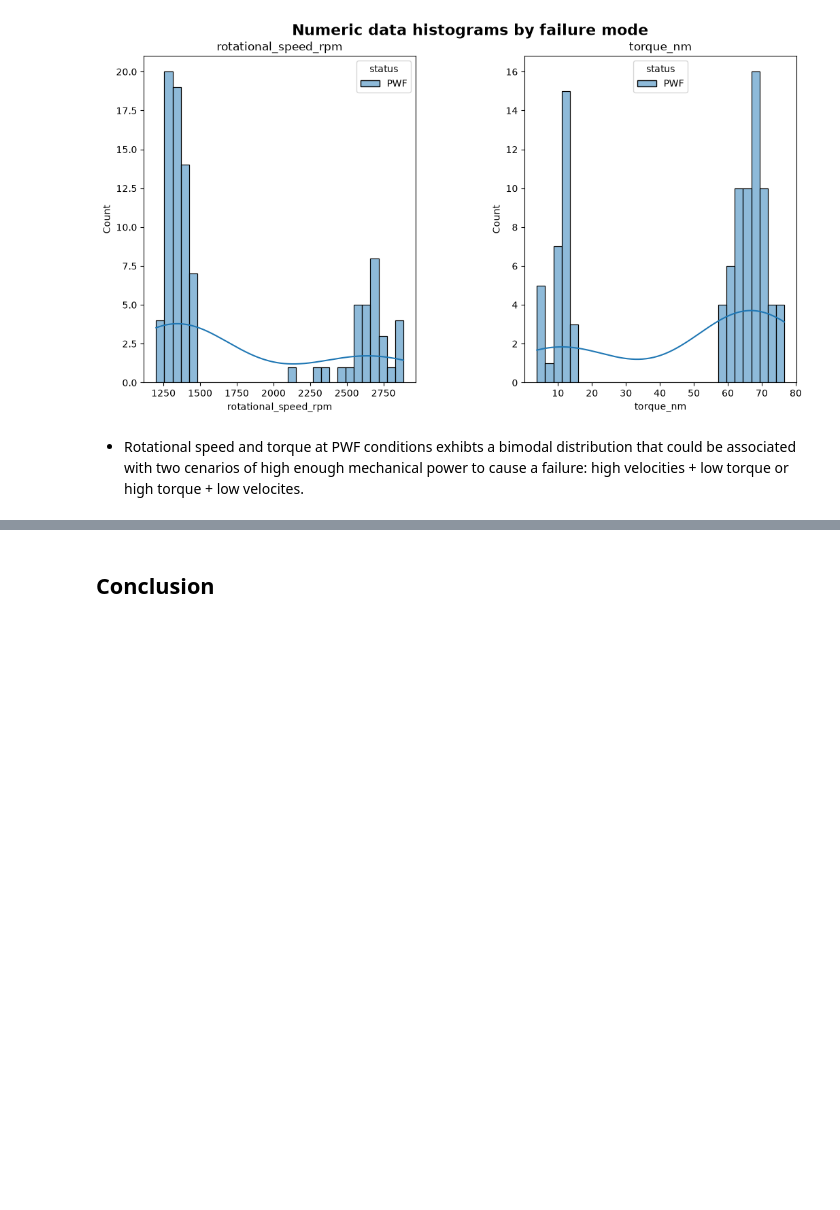
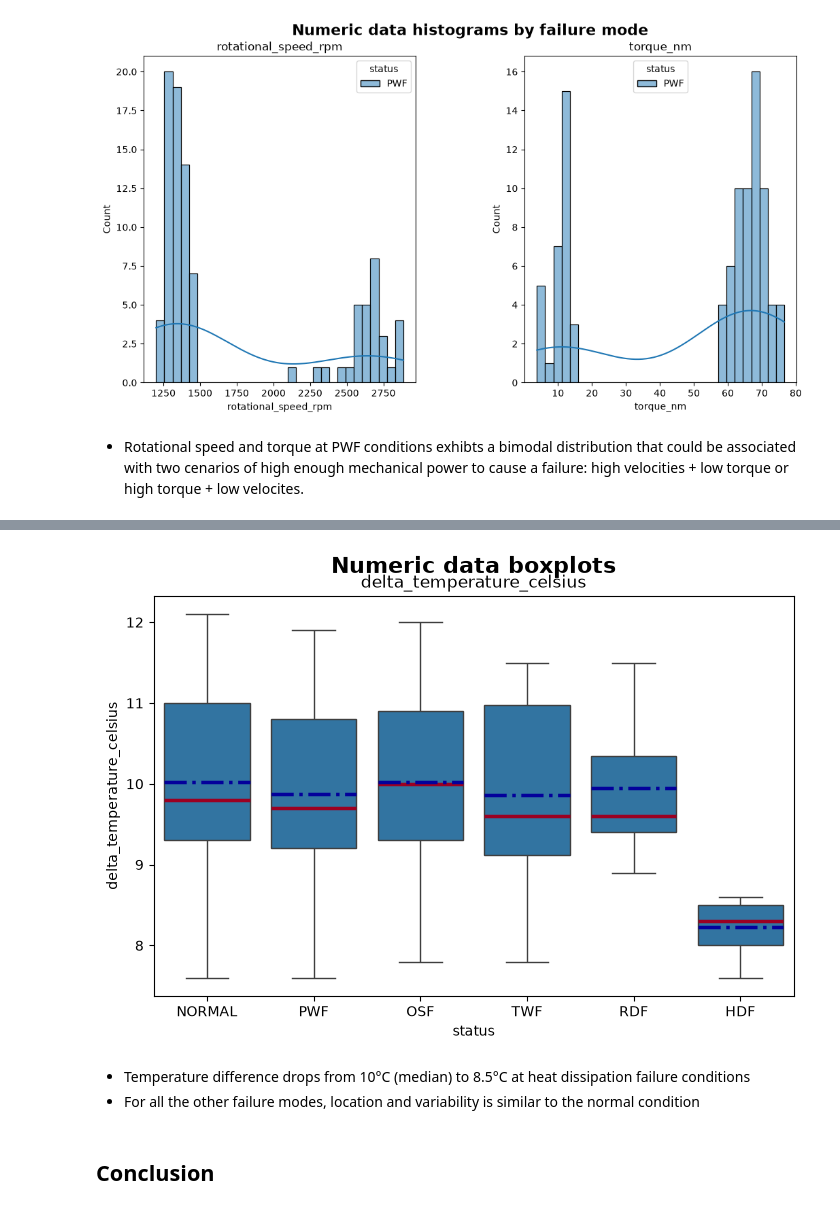
Before and after one commit to ghperez/milling-pdm, a Jupyter notebook: notebooks/01_statistical_profiling.ipynb, the cells around one changed output, grey strips where cells are left out. Cells and saved outputs as stored; diff of their text form; code cells hidden in the pictures; blank space fills up the shorter version.

```diff
--- a/notebooks/01_statistical_profiling.ipynb
+++ b/notebooks/01_statistical_profiling.ipynb
@@ -434,3 +476,40 @@ for i, name in enumerate(ax_dict.keys(), 1):
+# %%
+# Study of distributions of numerical data (boxplots)
+layout = [
+    ["delta_temperature_celsius"]
+]
+fig, ax_dict = plt.subplot_mosaic(layout, figsize=(8,5));
+fig.suptitle('Numeric data boxplots', fontsize=16, fontweight='bold')
+# Adjust spacing between plots and page margins
+plt.subplots_adjust(
+    left=0.1,      # Left margin (fraction of figure width)
+    right=0.9,     # Right margin
+    bottom=0.1,    # Bottom margin (fraction of figure height)
+    top=0.9,       # Top margin
+    wspace=0.2,    # Width padding between subplots (fraction of axes width)
+    hspace=0.4     # Height padding between subplots (fraction of axes height)
+)
+
+for i, name in enumerate(ax_dict.keys(), 1):
+    sns.boxplot(data=df_failure_mode,
+                y=name,
+                x='status',
+                #hue="product_type",
+                showmeans=True,
+                meanline=True,
+                #boxprops={"facecolor": "#9ED0FF"},
+                medianprops={"color": "#9B0022", "linewidth": 2.5},
+                meanprops={"color": "#03009B", "linewidth": 2.5, "linestyle": "-."},
+                flierprops={"marker": "o", "markeredgecolor": "#03009B", "alpha": 0.2},
+                ax=ax_dict[name])
+    ax_dict[name].set_title(name)
+
+# plt.savefig("boxplots.png")
+# %% [output]
+[figure, added]
+# %% [markdown]
+- Temperature difference drops from 10°C (median) to 8.5°C at heat dissipation failure conditions
+- For all the other failure modes, location and variability is similar to the normal condition
 # %% [markdown]
 ## Conclusion
 # %% [markdown]
```
Also changed, not shown: parts of 16 cells of this notebook.
